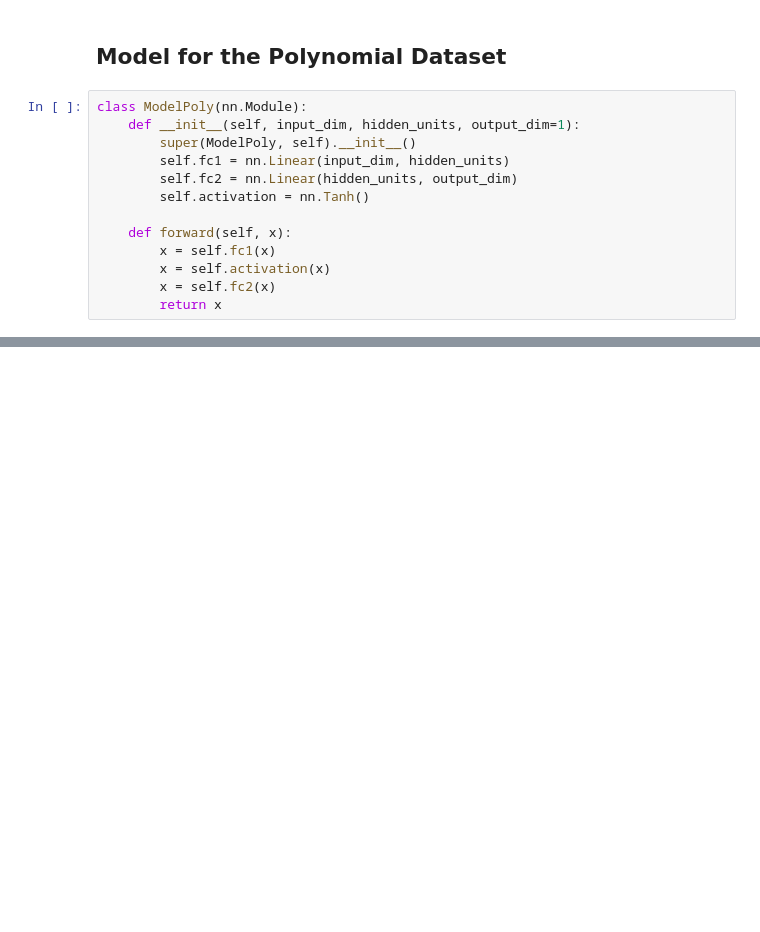
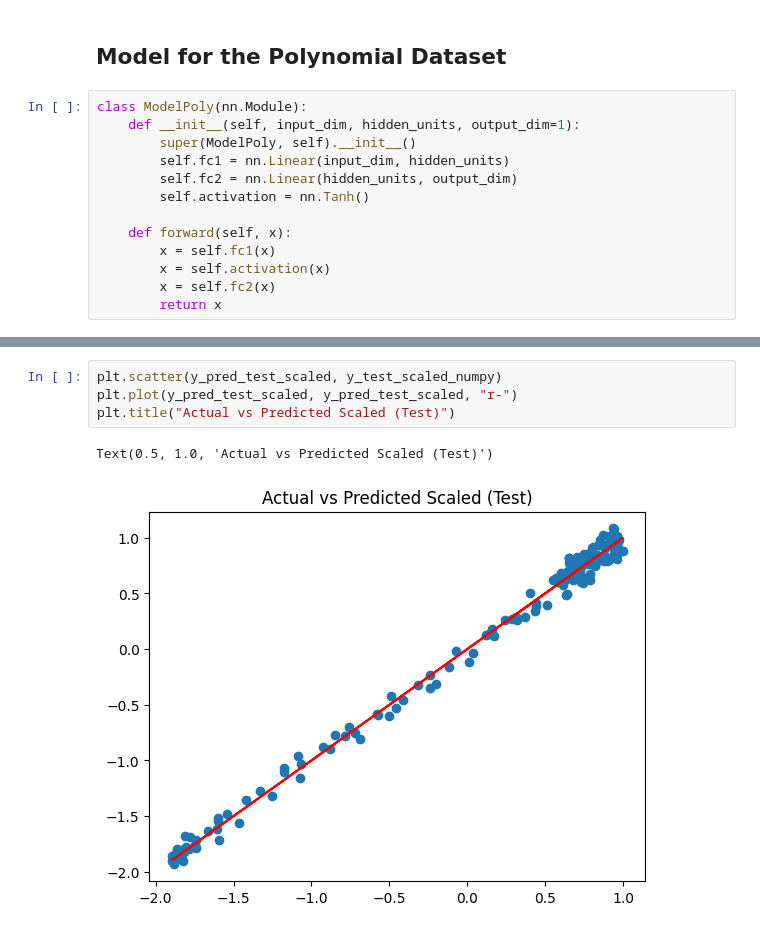
Before and after one commit to Takfes/notes-deep-learning, a Jupyter notebook: Notebooks/08_data_fitting_expertiments.ipynb, the cells around one changed output, grey strips where cells are left out. Drawn from its saved outputs; the diff is of its cells as text; blank space fills up the shorter version.

```diff
--- a/Notebooks/08_data_fitting_expertiments.ipynb
+++ b/Notebooks/08_data_fitting_expertiments.ipynb
@@ -461,0 +728,7 @@ Text(0.5, 1.0, "Errors Diagnostics (Test) - 'Must be Random'")
+# %%
+plt.scatter(y_pred_test_scaled, y_test_scaled_numpy)
+plt.plot(y_pred_test_scaled, y_pred_test_scaled, "r-")
+plt.title("Actual vs Predicted Scaled (Test)")
+# %% [output]
+Text(0.5, 1.0, 'Actual vs Predicted Scaled (Test)')
+[figure, added]
```
Also changed, not shown: parts of 40 cells of this notebook, 2 other files.
